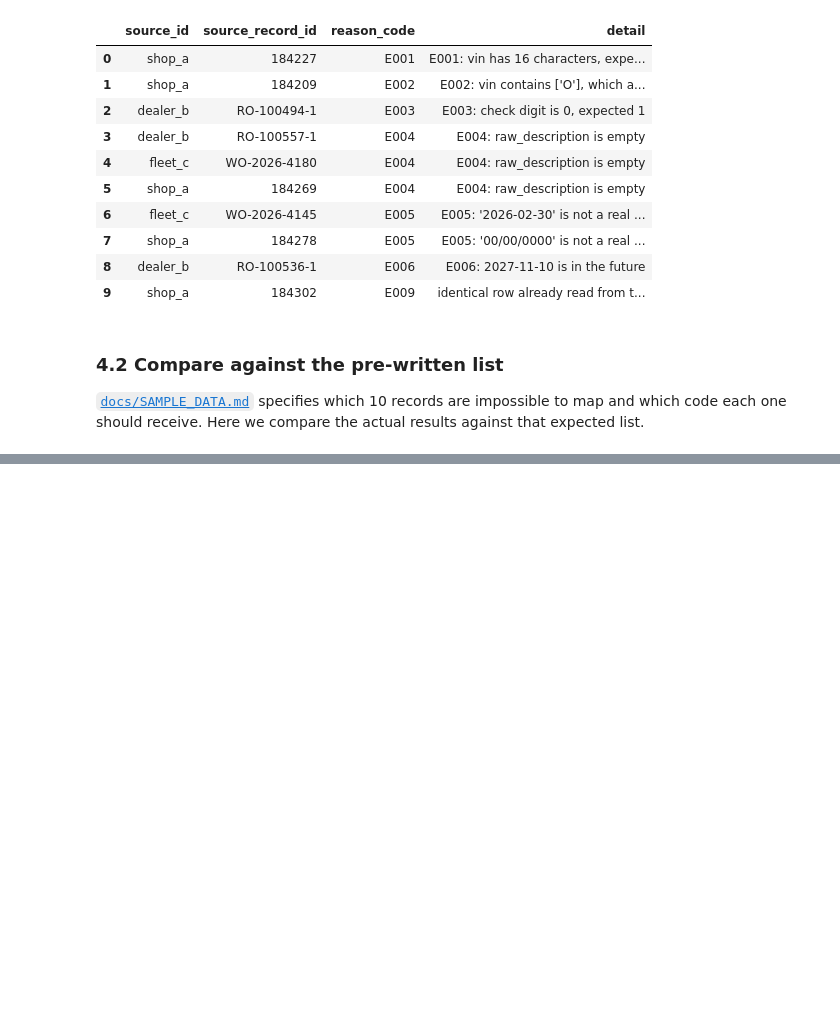
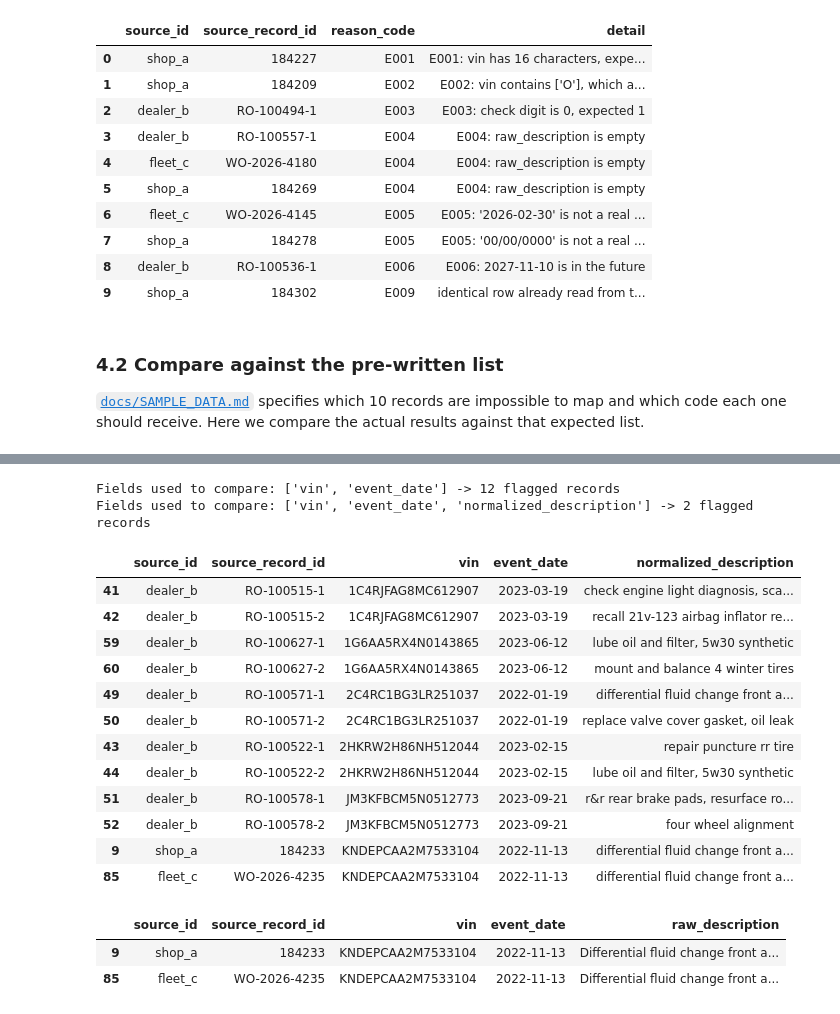
Before and after one commit to renteria-luis/automotive-data-mapper, a Jupyter notebook: notebooks/02_pipeline.ipynb, the cells around one changed output, grey strips where cells are left out. Saved outputs shown, nothing was run; the diff lists cells and outputs as text; code cells hidden in the pictures; blank space fills up the shorter version.

Commit message:
docs: add mapping coverage and report

```diff
--- a/notebooks/02_pipeline.ipynb
+++ b/notebooks/02_pipeline.ipynb
@@ -696,0 +755,36 @@ rollbacks after removing it: 1
+# %%
+for keys in (['vin', 'event_date'], ['vin', 'event_date', 'normalized_description']):
+    flagged = events_df[events_df.duplicated(subset=keys, keep=False)]
+    print(f'Fields used to compare: {str(keys)} -> {len(flagged)} flagged records')
+# %% [output]
+Fields used to compare: ['vin', 'event_date'] -> 12 flagged records
+Fields used to compare: ['vin', 'event_date', 'normalized_description'] -> 2 flagged records
+# %%
+# table of "diplicated" events without considering the description
+naive = events_df[events_df.duplicated(subset=["vin", "event_date"], keep=False)]
+naive[["source_id", "source_record_id", "vin", "event_date", "normalized_description"]].sort_values(
+    ["vin", "event_date"]
+)
+# %% [output]
+|  | source_id | source_record_id | vin | event_date | normalized_description |
+| 41 | dealer_b | RO-100515-1 | 1C4RJFAG8MC612907 | 2023-03-19 | check engine light diagnosis, sca... |
+| 42 | dealer_b | RO-100515-2 | 1C4RJFAG8MC612907 | 2023-03-19 | recall 21v-123 airbag inflator re... |
+| 59 | dealer_b | RO-100627-1 | 1G6AA5RX4N0143865 | 2023-06-12 | lube oil and filter, 5w30 synthetic |
+| 60 | dealer_b | RO-100627-2 | 1G6AA5RX4N0143865 | 2023-06-12 | mount and balance 4 winter tires |
+| 49 | dealer_b | RO-100571-1 | 2C4RC1BG3LR251037 | 2022-01-19 | differential fluid change front a... |
+| 50 | dealer_b | RO-100571-2 | 2C4RC1BG3LR251037 | 2022-01-19 | replace valve cover gasket, oil leak |
+| 43 | dealer_b | RO-100522-1 | 2HKRW2H86NH512044 | 2023-02-15 | repair puncture rr tire |
+| 44 | dealer_b | RO-100522-2 | 2HKRW2H86NH512044 | 2023-02-15 | lube oil and filter, 5w30 synthetic |
+| 51 | dealer_b | RO-100578-1 | JM3KFBCM5N0512773 | 2023-09-21 | r&r rear brake pads, resurface ro... |
+| 52 | dealer_b | RO-100578-2 | JM3KFBCM5N0512773 | 2023-09-21 | four wheel alignment |
+| 9 | shop_a | 184233 | KNDEPCAA2M7533104 | 2022-11-13 | differential fluid change front a... |
+| 85 | fleet_c | WO-2026-4235 | KNDEPCAA2M7533104 | 2022-11-13 | differential fluid change front a... |
+# %%
+# table of real duplicates considering also description
+KEYS = ['vin', 'event_date', 'normalized_description']
+cross_feed = events_df[events_df.duplicated(subset=KEYS, keep=False)].sort_values(KEYS)
+cross_feed[['source_id', 'source_record_id', 'vin', 'event_date', 'raw_description']]
+# %% [output]
+|  | source_id | source_record_id | vin | event_date | raw_description |
+| 9 | shop_a | 184233 | KNDEPCAA2M7533104 | 2022-11-13 | Differential fluid change front a... |
+| 85 | fleet_c | WO-2026-4235 | KNDEPCAA2M7533104 | 2022-11-13 | Differential fluid change front a... |
```
Also changed, not shown: parts of 23 cells of this notebook.
